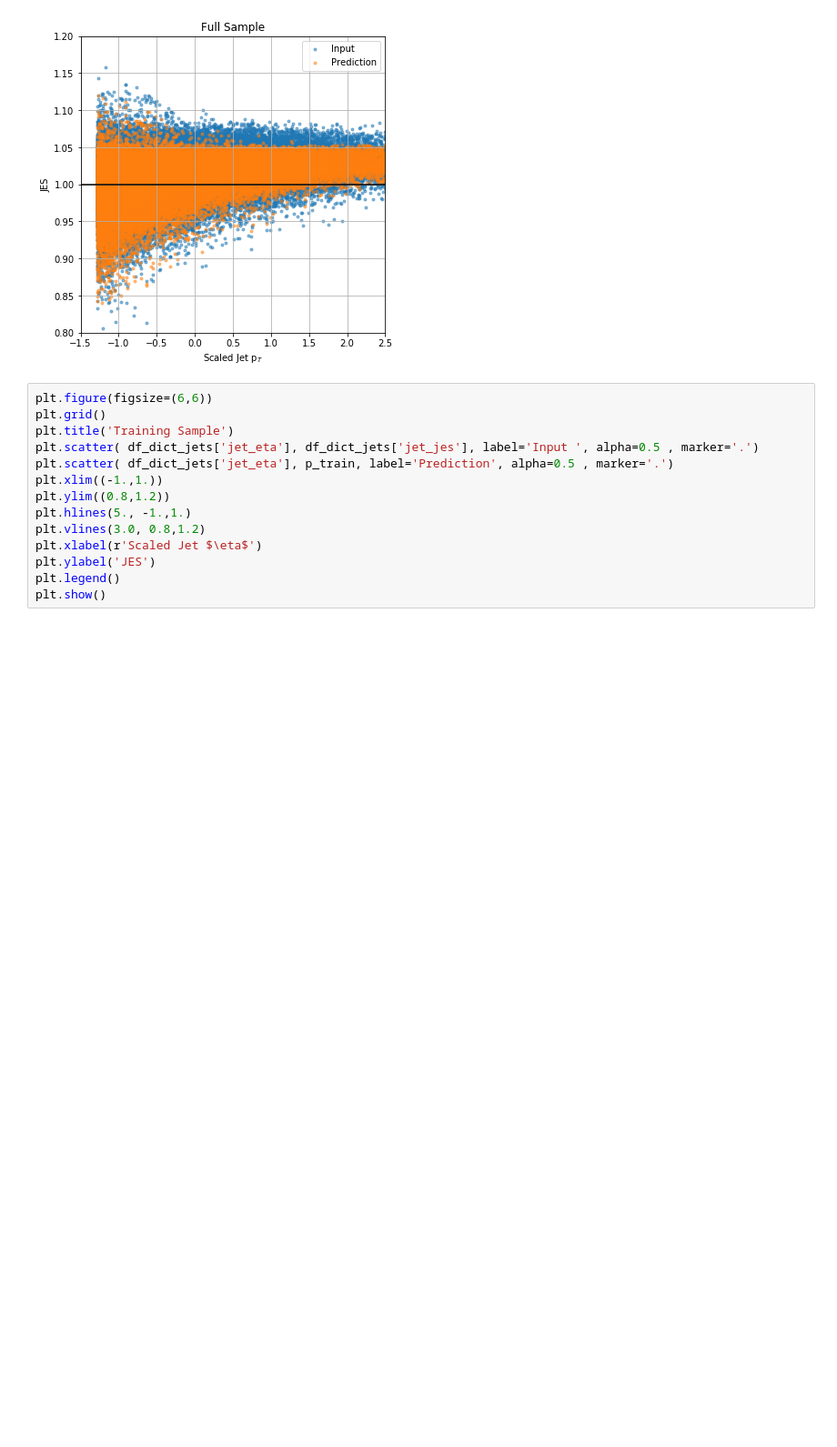
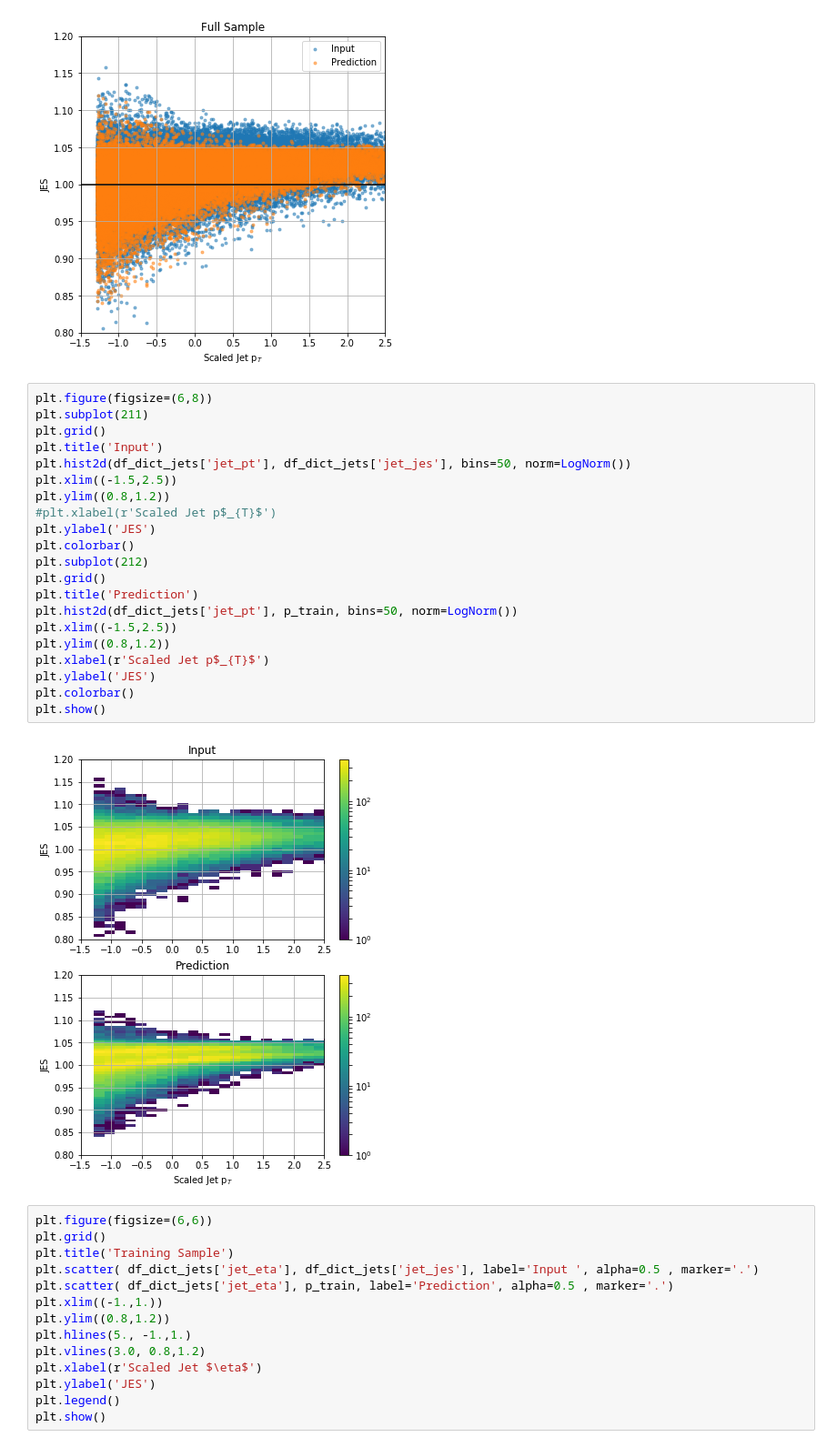
Before and after one commit to awhitbeck/scientific-python-hats, a Jupyter notebook: cms-open-data-ml/MLJEC_ak5Jets_crossCheck.ipynb, the cells around one changed output. Shown at 91% size. Drawn from its saved outputs; the diff is of its cells as text; blank space fills up the shorter version.

```diff
--- a/cms-open-data-ml/MLJEC_ak5Jets_crossCheck.ipynb
+++ b/cms-open-data-ml/MLJEC_ak5Jets_crossCheck.ipynb
@@ -437,6 +448,29 @@ plt.legend()
 plt.show()
 # %% [output]
 [figure]
+# %%
+plt.figure(figsize=(6,8))
+plt.subplot(211)
+plt.grid()
+plt.title('Input')
+plt.hist2d(df_dict_jets['jet_pt'], df_dict_jets['jet_jes'], bins=50, norm=LogNorm())
+plt.xlim((-1.5,2.5))
+plt.ylim((0.8,1.2))
+#plt.xlabel(r'Scaled Jet p$_{T}$')
+plt.ylabel('JES')
+plt.colorbar()
+plt.subplot(212)
+plt.grid()
+plt.title('Prediction')
+plt.hist2d(df_dict_jets['jet_pt'], p_train, bins=50, norm=LogNorm())
+plt.xlim((-1.5,2.5))
+plt.ylim((0.8,1.2))
+plt.xlabel(r'Scaled Jet p$_{T}$')
+plt.ylabel('JES')
+plt.colorbar()
+plt.show()
+# %% [output]
+[figure, added]
 # %%
 plt.figure(figsize=(6,6))
 plt.grid()
```
Also changed, not shown: parts of 4 cells of this notebook, 1 other file.
